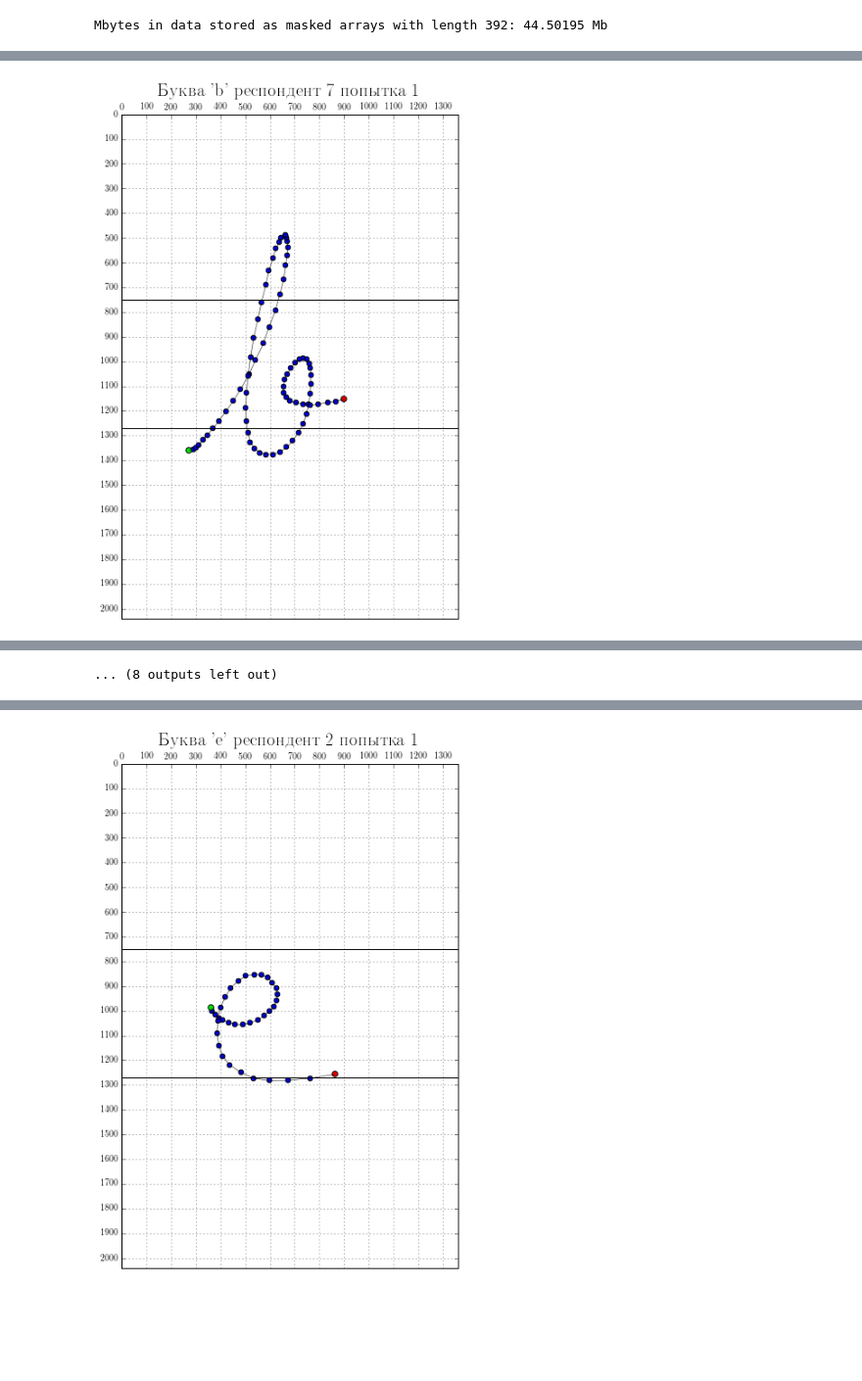
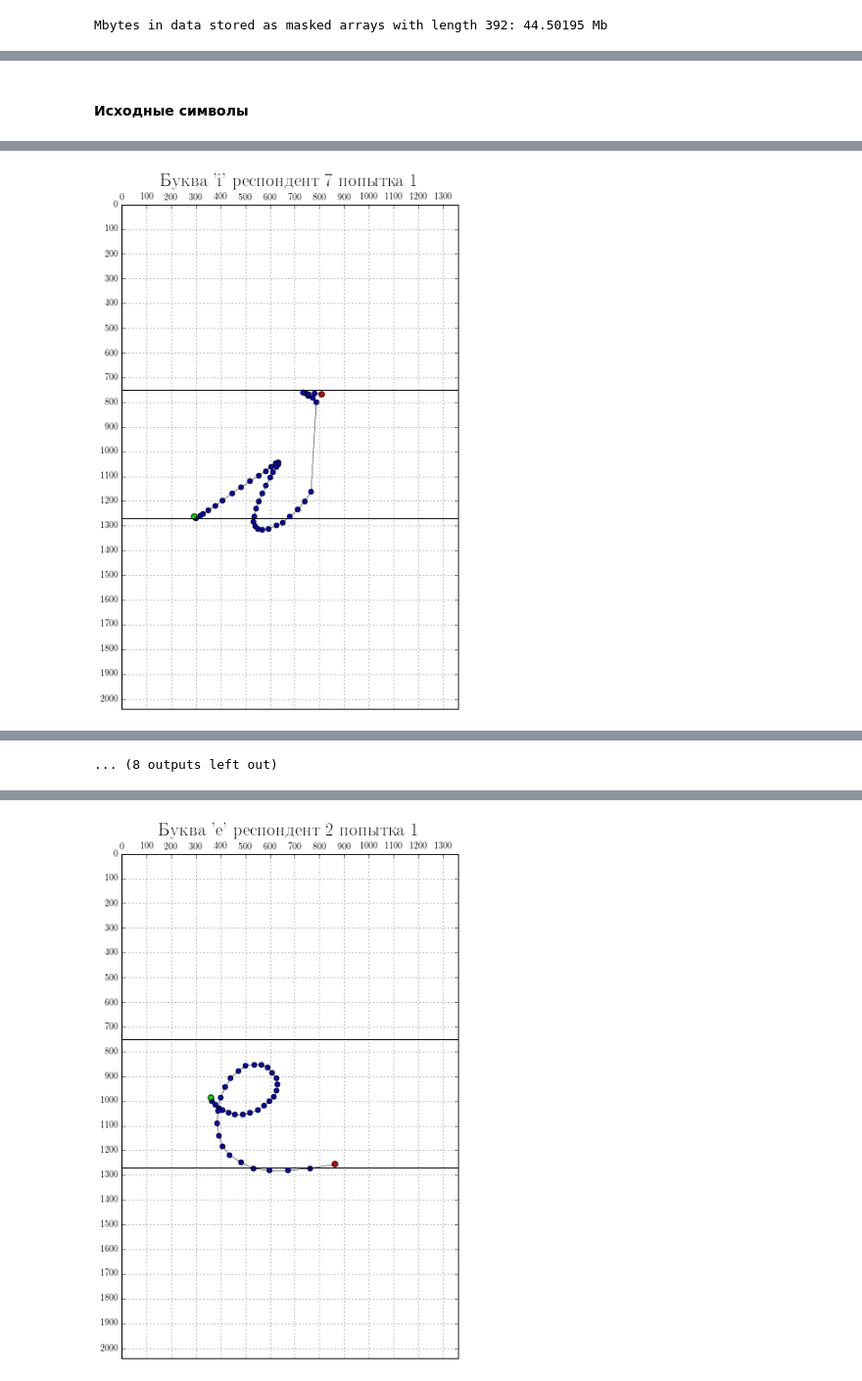
Before and after one commit to kvas7andy/OHR_SmoothSVM, a Jupyter notebook: KV_hw/KV_hw_svm_1.ipynb, the cells around one changed output, grey strips where cells are left out. Shown at 98% size. Cells and saved outputs as stored; diff of their text form; code cells hidden in the pictures; blank space fills up the shorter version.

```diff
--- a/KV_hw/KV_hw_svm_1.ipynb
+++ b/KV_hw/KV_hw_svm_1.ipynb
@@ -59,19 +69,3 @@ for line in it_text:
         if max_d < num:
             max_d = num
             #print(letter, max_d) - Напечатать буквы макимизирующие вырпжение
-# %%
-keys = np.array(["0", "o", "O", "1", "2", "3", "4", "5", "6", "7", "8", "9",
-        "a", "b", "c", "d", "e", "f", "g", "h", "i", "j", "k", "l", "m",
-        "n", "p", "q", "r", "s", "t", "u", "v", "w", "x", "y", "z",
-        "A", "B", "C", "D", "E", "F", "G", "H", "I", "J", "K", "L", "M",
-        "N", "P", "Q", "R", "S", "T", "U", "V", "W", "X", "Y", "Z"])
-values = np.array(list(range(len(keys))))
-y_values = np.array([0, 0, 0] + list(range(1, 10)) + list(range(10, 10 + 25)) + list(range(10, 10 + 25)))
-lexicon = dict(zip(keys, values))
-anti_lexicon = dict(zip(values, keys))
-frame_size = np.array([13.6, 20.4])
-UJI_ratio, UPV_ratio = 100, 152
-
-print("Больше всего точек буквы = ", max_d)
-masked_fill_value = 1.e-20
-real_data = masked_fill_value*np.ones((len(keys), 60, 2, 2, max_d), dtype=np.float64)
@@ -118,28 +116,5 @@ real_data = ma.masked_values(real_data, value=masked_fill_value)
 # %%
 with config_svm.printoptions(suppress=True):
     print(real_data)
-# %%
-def vis_letters(letter_index, real_data,frame=frame_size, ratio=UJI_ratio, vert_lines=np.array([7.5,12.7]), verbose=True):
-    points_xy = real_data[letter_index].compressed().reshape(2, -1)
-    fig = plt.figure(figsize=frame/2)
-    ax = fig.gca()
-    ax.plot(points_xy[0], points_xy[1], 'k-', linewidth=0.5)
-    ax.scatter(points_xy[0, 1:-1], points_xy[1, 1:-1], c='b', marker='o', s=30)
-    ax.scatter(points_xy[0, 0], points_xy[1, 0], c=(0, 0.95, 0), marker='o', s=40) #start
-    ax.scatter(points_xy[0, -1], points_xy[1, -1], c=(0.95, 0, 0), marker='o', s=40) #end
-    xlim = [0.0, frame[0]*ratio]
-    ylim = [0.0, frame[1]*ratio]
-    ax.xaxis.tick_top()
-    ax.set_xlim(*xlim)
-    ax.set_ylim(*ylim)
-    ax.plot(xlim, vert_lines[[0, 0]]*ratio, 'k', lw=1)
-    ax.plot(ylim, vert_lines[[1, 1]]*ratio, 'k', lw=1)
-    ax.set_xticks(np.arange(*(xlim + [100])))
-    ax.set_yticks(np.arange(*(ylim + [100])))
-    # We change the fontsize of minor ticks label
-    ax.tick_params(axis='both', which='major', labelsize=10)
-    if verbose:
-        ax.set_title("Буква '{0:s}'\tреспондент {1:d}\tпопытка {2:d}".format(
-                anti_lexicon[letter_index[0]], letter_index[1] + 1, letter_index[2] + 1),fontsize=20, y=1.03)
-    ax.invert_yaxis()
-    ax.grid()
+# %%
+real_data, real_data_full = real_data[:, :11], real_data
@@ -146,5 +182,7 @@ def vis_letters(letter_index, real_data,frame=frame_size, ratio=UJI_ratio, vert_
+# %% [markdown]
+#### Исходные символы
 # %%
 for writer in range(1, 11, 1):
     for repet in range(2):
-        vis_letters((lexicon['b'], writer, repet), real_data)
+        vis_letters((lexicon['i'], writer, repet), real_data)
 # %% [output]
@@ -161 +199 @@ for writer in range(1, 11, 1):
-[figure, old version]
+[figure, new version]
```
Also changed, not shown: parts of 44 cells of this notebook.
